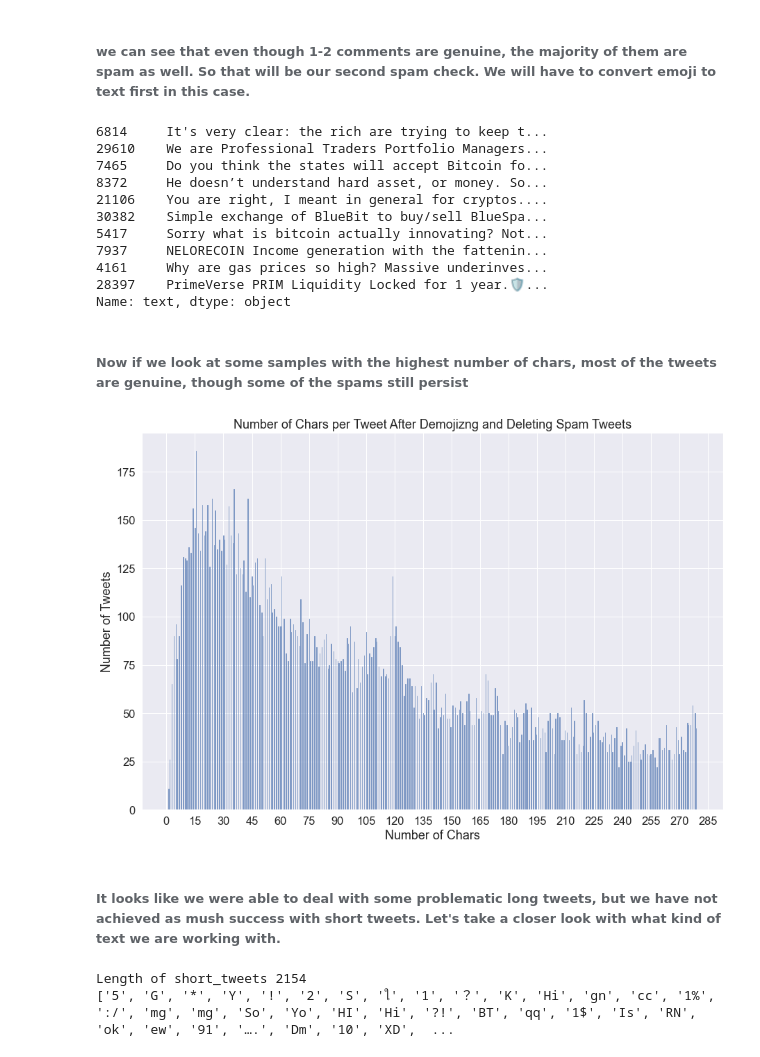
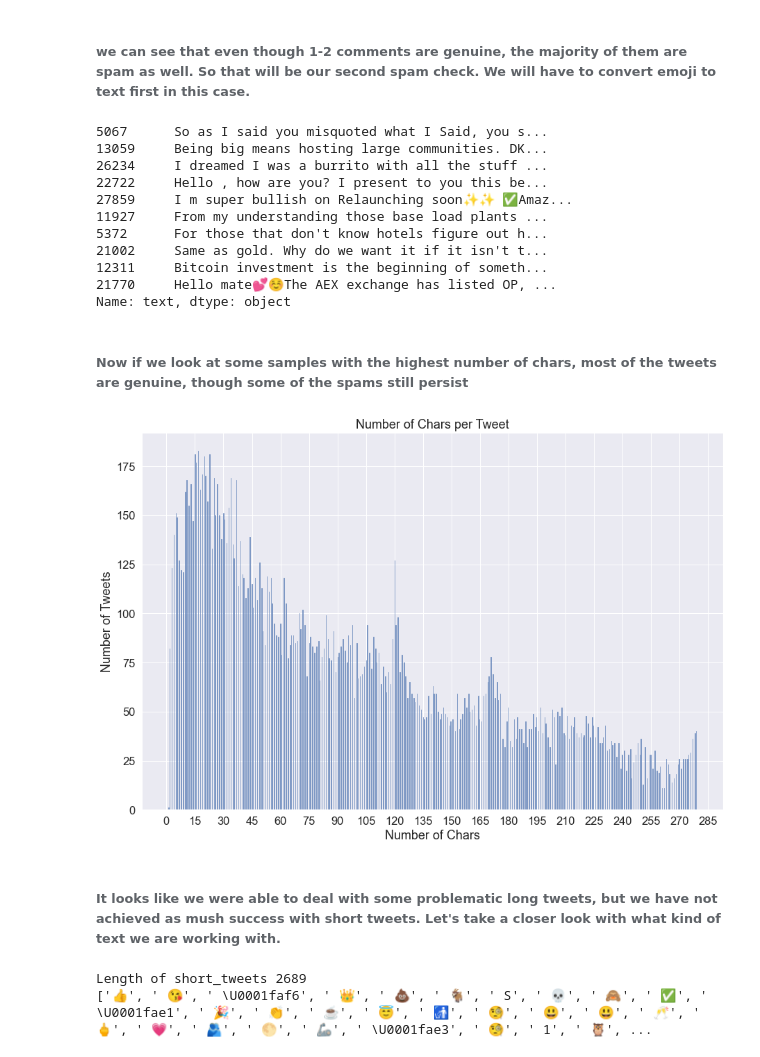
Before and after one commit to georgi3/Correlating-Twitter-Sentiment-to-Market-Behaviour, a Jupyter notebook: src/tweets_EDA.ipynb, the cells around one changed output. Saved outputs shown, nothing was run; the diff lists cells and outputs as text; code cells hidden in the pictures.

```diff
--- a/src/tweets_EDA.ipynb
+++ b/src/tweets_EDA.ipynb
@@ -77,6 +85,6 @@ df['text'].replace(r'RT ', '', regex=True, inplace=True) # removing RT (retweete
 df['text'].replace(r'#', '', regex=True, inplace=True)  # remove hashtags
 df['text'].replace(r'http\S+', '', regex=True, inplace=True)  # removing links
 df['text'].replace(r'&[A-Za-z0-9#]+;', '', regex=True, inplace=True) # removing html character reference
-df['text'].replace(r"\s+", " ", regex=True, inplace=True) # remove extra space, new lines ...
-df.loc[:, 'text'] = df['text'].apply(lambda row: row.strip())
-# df['text'].replace(r'\u200d', '', regex=True, inplace=True) # catching \u200d (width joiner) used for emojis
+df.text.replace({fr'[^{good_chars}]':' '}, regex=True, inplace=True) # removing all but ascii and emojis
+df['text'].replace('|'.join(string.whitespace), ' ', regex=True, inplace=True)  # remove all the whitespace chars
+df['text'].replace(r'\s+', ' ', regex=True, inplace=True)  # strip extra spaces
@@ -300,43 +326,46 @@ Name: text, dtype: object
 # %% [markdown]
 ###### we can see that even though 1-2 comments are genuine, the majority of them are spam as well. So that will be our second spam check. We will have to convert emoji to text first in this case.
 # %%
-df.loc[:, 'text'] = df.text.apply(lambda row: emoji.demojize(row))
+df.loc[:, 'text'] = df['text'].apply(lambda row: emoji.demojize(row))
 # %%
 # now we will get rid of the tweets with more than 280 chars because there is a high chance of them being spam
 df = df[df.text.str.len() < 280]
 # %%
 df[df.text.str.len() > 275].text.apply(lambda row: emoji.emojize(row)).sample(10)
 # %% [output]
-6814     It's very clear: the rich are trying to keep t...
-29610    We are Professional Traders Portfolio Managers...
-7465     Do you think the states will accept Bitcoin fo...
-8372     He doesn’t understand hard asset, or money. So...
-21106    You are right, I meant in general for cryptos....
-30382    Simple exchange of BlueBit to buy/sell BlueSpa...
-5417     Sorry what is bitcoin actually innovating? Not...
-7937     NELORECOIN Income generation with the fattenin...
-4161     Why are gas prices so high? Massive underinves...
-28397    PrimeVerse PRIM Liquidity Locked for 1 year.🛡️...
+5067      So as I said you misquoted what I Said, you s...
+13059     Being big means hosting large communities. DK...
+26234     I dreamed I was a burrito with all the stuff ...
+22722     Hello , how are you? I present to you this be...
+27859     I m super bullish on Relaunching soon✨✨ ✅Amaz...
+11927     From my understanding those base load plants ...
+5372      For those that don't know hotels figure out h...
+21002     Same as gold. Why do we want it if it isn't t...
+12311     Bitcoin investment is the beginning of someth...
+21770     Hello mate💕☺️The AEX exchange has listed OP, ...
 Name: text, dtype: object
 # %% [markdown]
 ###### Now if we look at some samples with the highest number of chars, most of the tweets are genuine, though some of the spams still persist
+# %%
+# for now let's convert demojized text back to emoji until we deal with low char count comments
+df.loc[:, 'text'] = df['text'].apply(lambda row: emoji.emojize(row))
 # %%
 sns.histplot(df['text'].str.len(), bins=500)
-plt.xticks(list(range(0, 290, 15)))
+plt.xticks(list(range(0, 295, 15)))
 plt.xlabel('Number of Chars')
 plt.ylabel('Number of Tweets')
-plt.title('Number of Chars per Tweet After Demojizng and Deleting Spam Tweets');
+plt.title('Number of Chars per Tweet');
 # %% [output]
-[figure, old version]
+[figure, new version]
 # %% [markdown]
 ###### It looks like we were able to deal with some problematic long tweets, but we have not achieved as mush success with short tweets. Let's take a closer look with what kind of text we are working with.
 # %%
-short_tweets = df.loc[df[df.text.str.len() < 20].text.str.len().sort_values().index, 'text']
+short_tweets = df.loc[df[df.text.str.len() < 20].text.str.len().sort_values().index, :]
 print(f'Length of short_tweets {len(short_tweets)}')
-print(short_tweets.tolist())
+print(short_tweets.text.tolist())
 # %% [output]
-Length of short_tweets 2154
-['5', 'G', '*', 'Y', '!', '2', 'S', 'ใ', '1', '？', 'K', 'Hi', 'gn', 'cc', '1%', ':/', 'mg', 'mg', 'So', 'Yo', 'HI', 'Hi', '?!', 'BT', 'qq', '1$', 'Is', 'RN', 'ok', 'ew', '91', '….', 'Dm', '10', 'XD',  ...
+Length of short_tweets 2689
+['👍', ' 😘', ' \U0001faf6', ' 👑', ' 💩', ' 🐐', ' S', ' 💀', ' 🙈', ' ✅', ' \U0001fae1', ' 🎉', ' 👏', ' ☕', ' 😇', ' 🚮', ' 🧐', ' 😃', ' 😃', ' 🥂', ' 🖕', ' 💗', ' 🫂', ' 🌕', ' 🦾', ' \U0001fae3', ' 🧐', ' 1', ' 🦉', ...
 # %% [markdown]
 ###### We can see that most of it is useless, but as the number of chars increases, we can derive some meaning. We have the following options.
 1. Remove tweets which have less than n number of chars, where n is ~ 20
```
Also changed, not shown: parts of 97 cells of this notebook.
